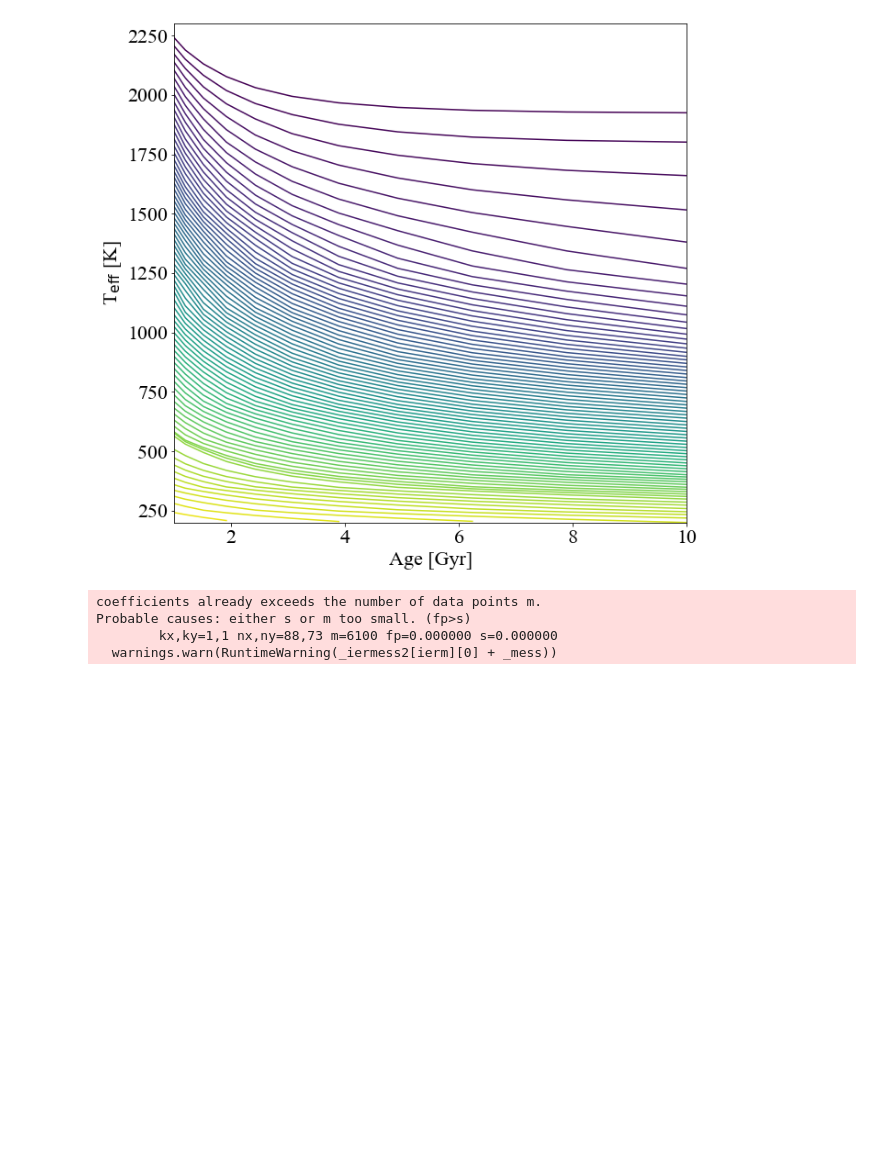
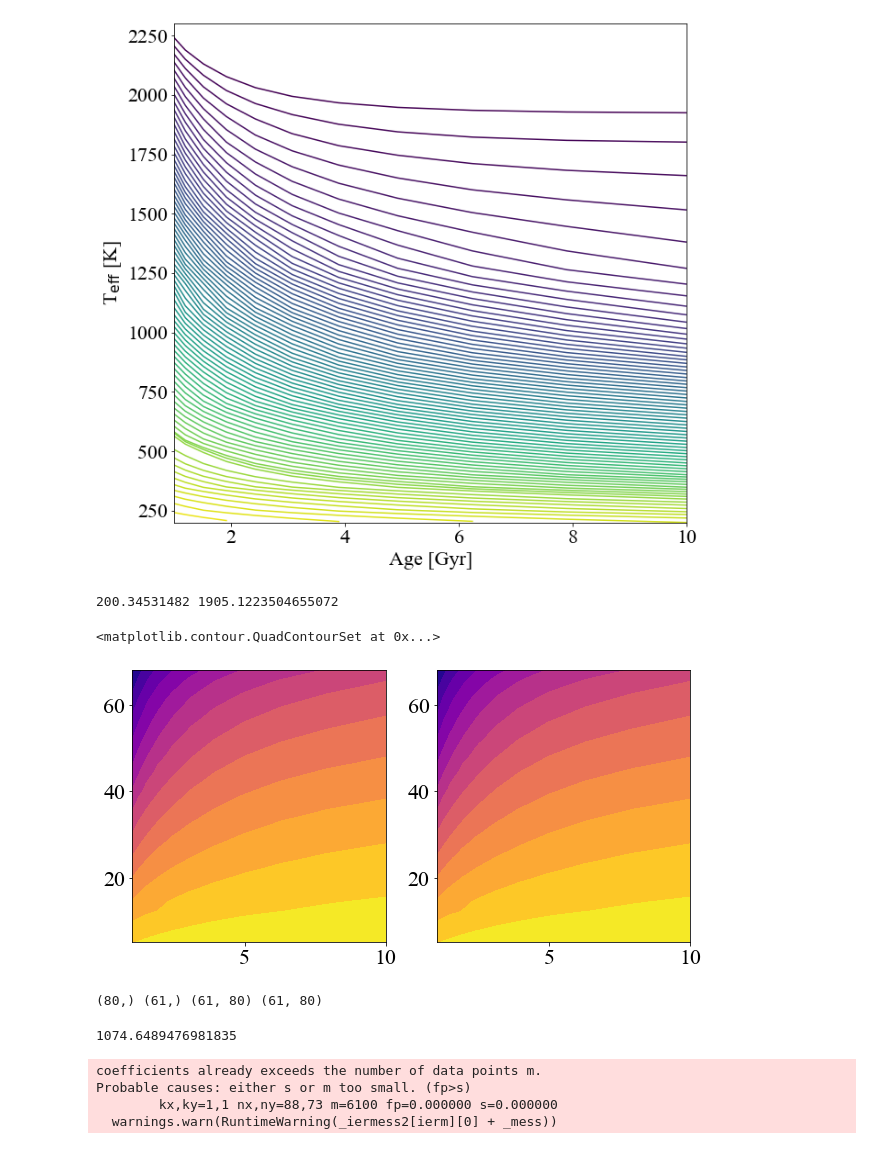
Before and after one commit to SvPoder/exoplanets, a Jupyter notebook: jupyter-notebook/cooling_models.ipynb, the cells around one changed output. Drawn from its saved outputs; the diff is of its cells as text; code cells hidden in the pictures; blank space fills up the shorter version.

```diff
--- a/jupyter-notebook/cooling_models.ipynb
+++ b/jupyter-notebook/cooling_models.ipynb
@@ -253,3 +255,55 @@ Text(0, 0.5, 'T$_{\\rm eff}$ [K]')
+# %%
+model = "ATMO_CEQ/"
+age   = {}
+M     = np.sort(evolution_ATMO20["M"])[5:-10] # the first 5 masses do not have all values between 1 and 10 Gyr
+Teff  = {}
+
+for mass in M:
+    age[mass]  = evolution_ATMO20[model][mass][0]
+    Teff[mass] = evolution_ATMO20[model][mass][1]
+
+_age   = np.linspace(1, 10, 80)
+_teff  = [] ; _age_i = []; _mass  = []
+for m in M:
+    Teff_interp = interp1d(age[m], Teff[m])
+    for _a in _age:
+        _age_i.append(_a)
+        _mass.append(m)
+        _teff.append(Teff_interp(_a))
+
+points = np.transpose(np.asarray([_age_i, _mass]))
+values = np.asarray(_teff)
+
+x, y = np.meshgrid(_age, M)
+
+Teff_interp_2d = griddata(points, values , (x, y))
+
+_teff = np.asarray(_teff)
+
+
+fig, ax = plt.subplots(1, 2, figsize=(10, 5))
+
+Z = _teff.reshape(len(M), len(_age))
+M_in_jup = M*M_sun/M_jup
+X, Y = np.meshgrid(_age, M_in_jup)
+
+levels = np.linspace(np.min(_teff), np.max(_teff), 14)
+print(np.min(_teff), np.max(_teff))
+
+cs = ax[0].contourf(X, Y, Z, levels=levels, cmap="plasma_r")
+
+ax[1].contourf(X, Y, Teff_interp_2d, levels=levels, cmap="plasma_r")
+# %% [output]
+200.34531482 1905.1223504655072
+<matplotlib.contour.QuadContourSet at 0x...>
+[figure, added]
+# %%
+print(_age.shape, M.shape, X.shape, Teff_interp_2d.shape)
+
+Teff_interp_2d[60, 70]
+# %% [output]
+(80,) (61,) (61, 80) (61, 80)
+1074.6489476981835
 # %%
 model = "ATMO_CEQ/"
 age   = {}
```
Also changed, not shown: parts of 3 cells of this notebook, 2 other files.
